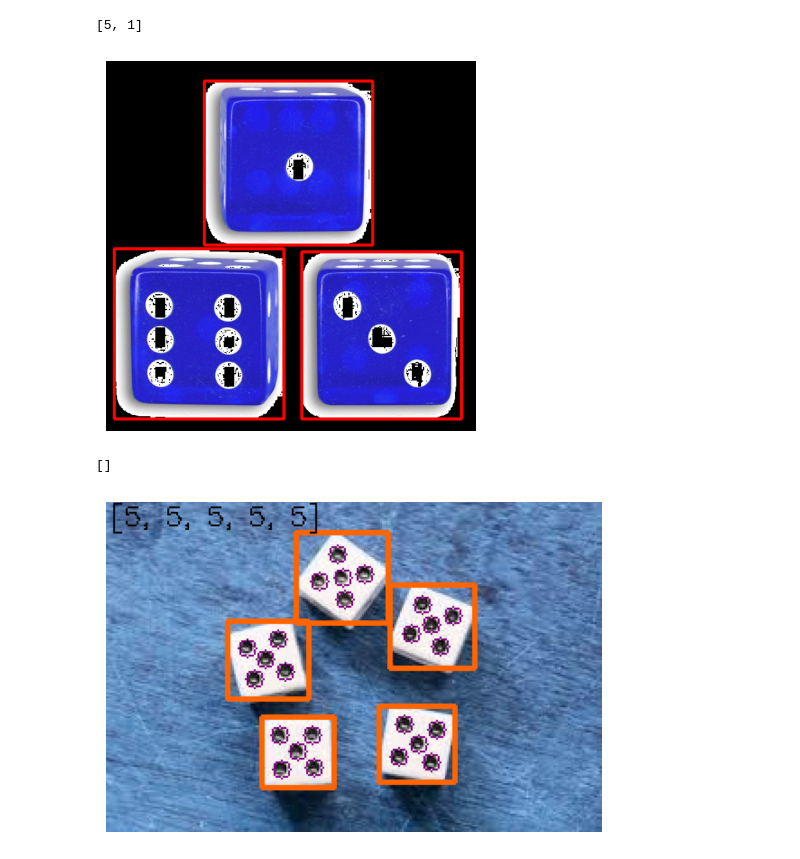
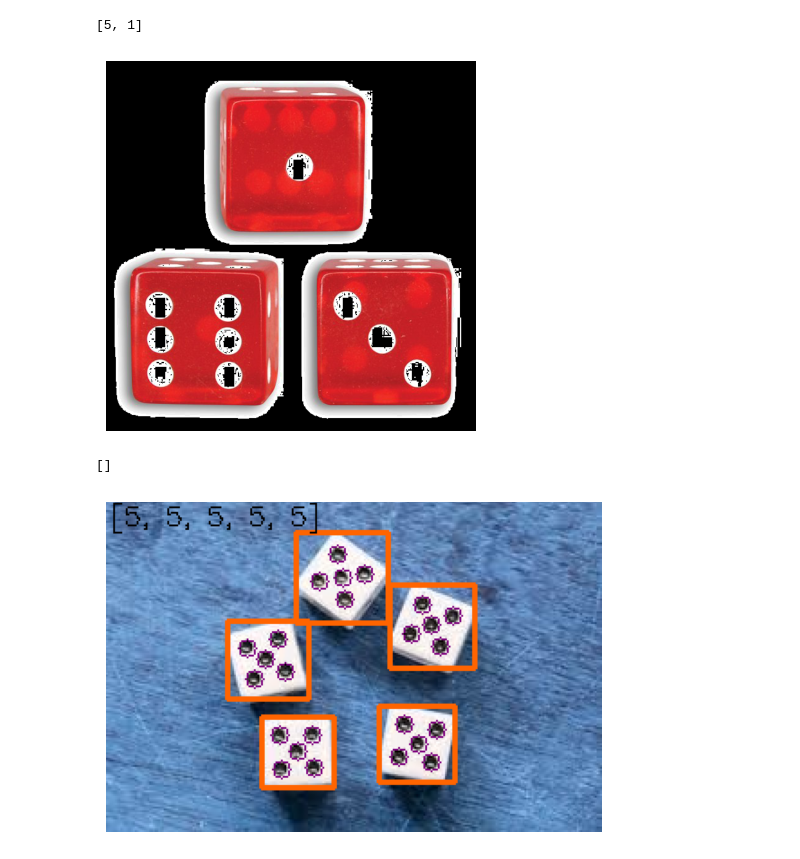
Before and after one commit to TaRa1999R/Image_Processing, a Jupyter notebook: assignment33/2.ipynb, the cells around one changed output. Drawn from its saved outputs; the diff is of its cells as text; code cells hidden in the pictures.

Commit message:
Image_Procssing

```diff
--- a/assignment33/2.ipynb
+++ b/assignment33/2.ipynb
@@ -65,33 +65,34 @@ print (dices_number_2)
 [5, 1]
 # %%
 img_three = cv2.imread ("inputs\input_2_3D.png")
+img_three = cv2.cvtColor (img_three , cv2.COLOR_BGR2RGB)
 three_gray = cv2.cvtColor (img_three , cv2.COLOR_BGR2GRAY)
 dices_number_3 = []
 
-_ , three_thresh = cv2.threshold (three_gray , 120 , 255 , cv2.THRESH_BINARY)
-contours_3_1 , _ = cv2.findContours (three_thresh , cv2.RETR_EXTERNAL , cv2.CHAIN_APPROX_SIMPLE)
-i = 0
-for contour in contours_3_1 :
-    if cv2.contourArea (contour) > 1000 :
-        i += 1
-        x , y , w , h = cv2.boundingRect (contour)
-        cv2.rectangle (img_three , (x , y) , (x + w , y + h) , (255 , 0 , 0) , 3)
+# _ , three_thresh = cv2.threshold (three_gray , 120 , 255 , cv2.THRESH_BINARY)
+# contours_3_1 , _ = cv2.findContours (three_thresh , cv2.RETR_EXTERNAL , cv2.CHAIN_APPROX_SIMPLE)
+# i = 0
+# for contour in contours_3_1 :
+    # if cv2.contourArea (contour) > 1000 :
+        # i += 1
+        # x , y , w , h = cv2.boundingRect (contour)
+        # cv2.rectangle (img_three , (x , y) , (x + w , y + h) , (255 , 0 , 0) , 3)
 
-_ , three_thresh_2 = cv2.threshold (three_gray , 120 , 255 , cv2.THRESH_BINARY_INV)
-contours_3_2 , hierarchy_3 = cv2.findContours (three_thresh_2 , cv2.RETR_LIST , cv2.CHAIN_APPROX_SIMPLE)
-for contour2 in contours_3_2 :
-    if cv2.contourArea (contour) < 100 :
-        x , y , w , h = cv2.boundingRect (contour2)
-        cv2.rectangle (img_three , (x , y) , (x + w , y + h) , (0 , 255 , 0) , 3)
+# _ , three_thresh_2 = cv2.threshold (three_gray , 120 , 255 , cv2.THRESH_BINARY_INV)
+# contours_3_2 , hierarchy_3 = cv2.findContours (three_thresh_2 , cv2.RETR_LIST , cv2.CHAIN_APPROX_SIMPLE)
+# for contour2 in contours_3_2 :
+    # if cv2.contourArea (contour) < 100 :
+        # x , y , w , h = cv2.boundingRect (contour2)
+        # cv2.rectangle (img_three , (x , y) , (x + w , y + h) , (0 , 255 , 0) , 3)
 
 
 plt.axis ("off")
-plt.imshow (img_three , cmap = "gray")
+plt.imshow (img_three)
 plt.show ()
 # plt.imsave ("outputs\output_2_3D.jpg" , img_three)
 print (dices_number_3)
 # %% [output]
-[figure, old version]
+[figure, new version]
 []
 # %%
 img_five = cv2.imread ("inputs\input_2_5D.png")
```
